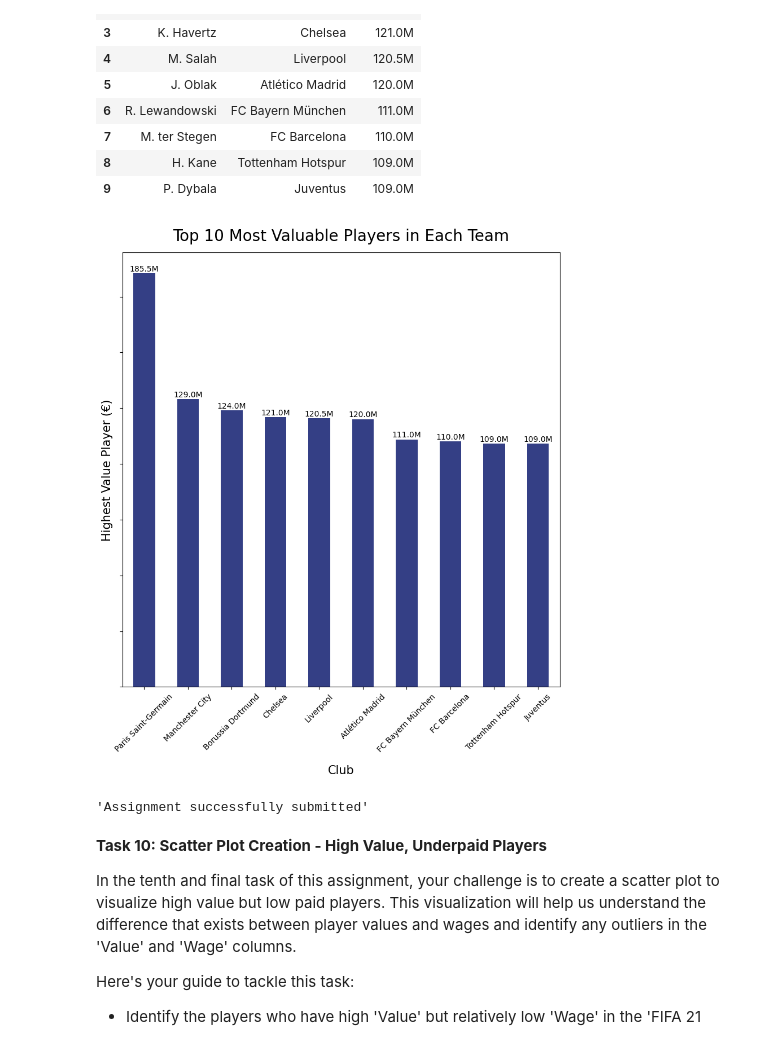
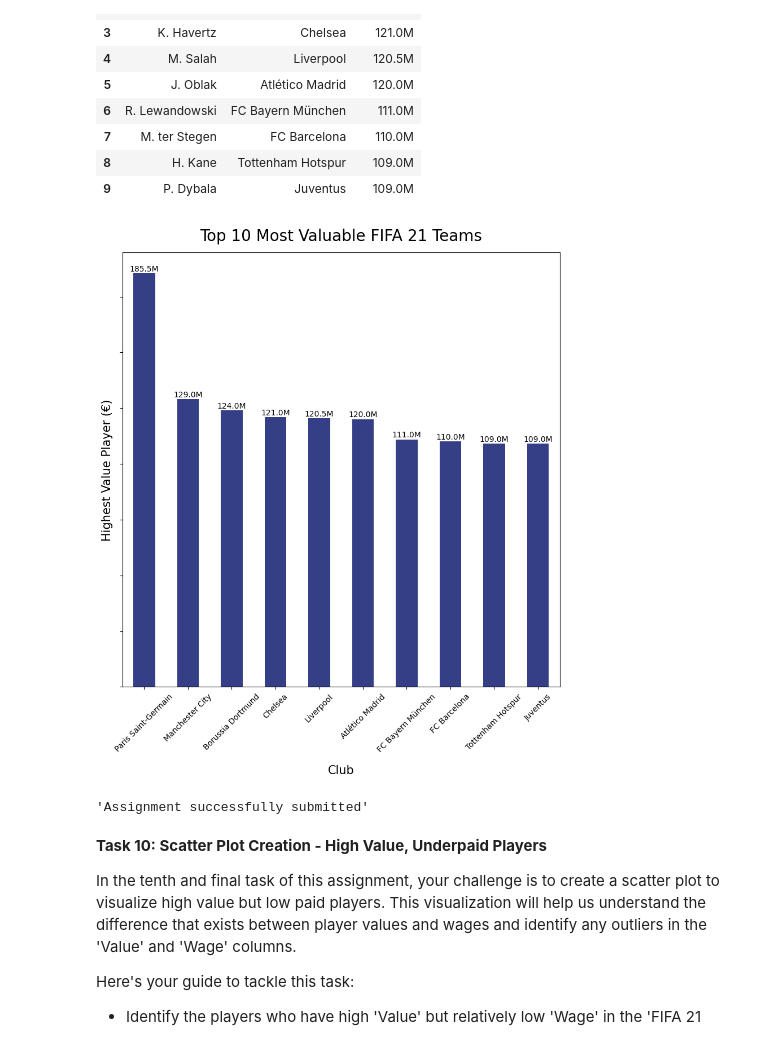
Before and after one commit to byrocuy/REA-AI_Mastery, a Jupyter notebook: week-2/assignments/pandas_assignment_fixed_notebook.ipynb, the cells around one changed output. Saved outputs shown, nothing was run; the diff lists cells and outputs as text; code cells hidden in the pictures.

```diff
--- a/week-2/assignments/pandas_assignment_fixed_notebook.ipynb
+++ b/week-2/assignments/pandas_assignment_fixed_notebook.ipynb
@@ -683,22 +667,22 @@ top10_value_player[['Name', 'Club', 'Value_str']]
 # %%
 # @title #### 09. Bar Plot Creation - Top 10 Most Valuable FIFA 21 Teams
 
 # Put your code here:
 top10_value_player.plot(kind='bar', x='Club', y='Value', figsize=(10, 10), rot=45, color='#343f85', legend=False)
-plt.title('Top 10 Most Valuable Players in Each Team', fontsize=20, pad=15)
+plt.title('Top 10 Most Valuable FIFA 21 Teams', fontsize=20, pad=15)
 plt.xlabel('Club', labelpad=15, fontsize=15)
 plt.ylabel('Highest Value Player (€)', labelpad=5, fontsize=15)
 plt.gca().axes.yaxis.set_ticklabels([])
 for i, v in enumerate(top10_value_player.loc[:, 'Value_str'].values):
     plt.text(i, top10_value_player.loc[i, 'Value'] + 1e6, v, ha='center', fontsize=10)
 
 plt.savefig('top-10-valuable-teams.jpg', format='jpeg') # save image
 plt.show()
 # ---- End of your code ----
 
-submit_image(student_id, '09. Bar Plot Creation - Top 10 Most Valuable FIFA 21 Teams', './top-10-valuable-teams.jpg')
+# submit_image(student_id, '09. Bar Plot Creation - Top 10 Most Valuable FIFA 21 Teams', './top-10-valuable-teams.jpg')
 # %% [output]
-[figure, old version]
+[figure, new version]
 'Assignment successfully submitted'
 # %% [markdown]
 **Task 10: Scatter Plot Creation - High Value, Underpaid Players**
```
Also changed, not shown: parts of 1 cell of this notebook, 1 other file.
